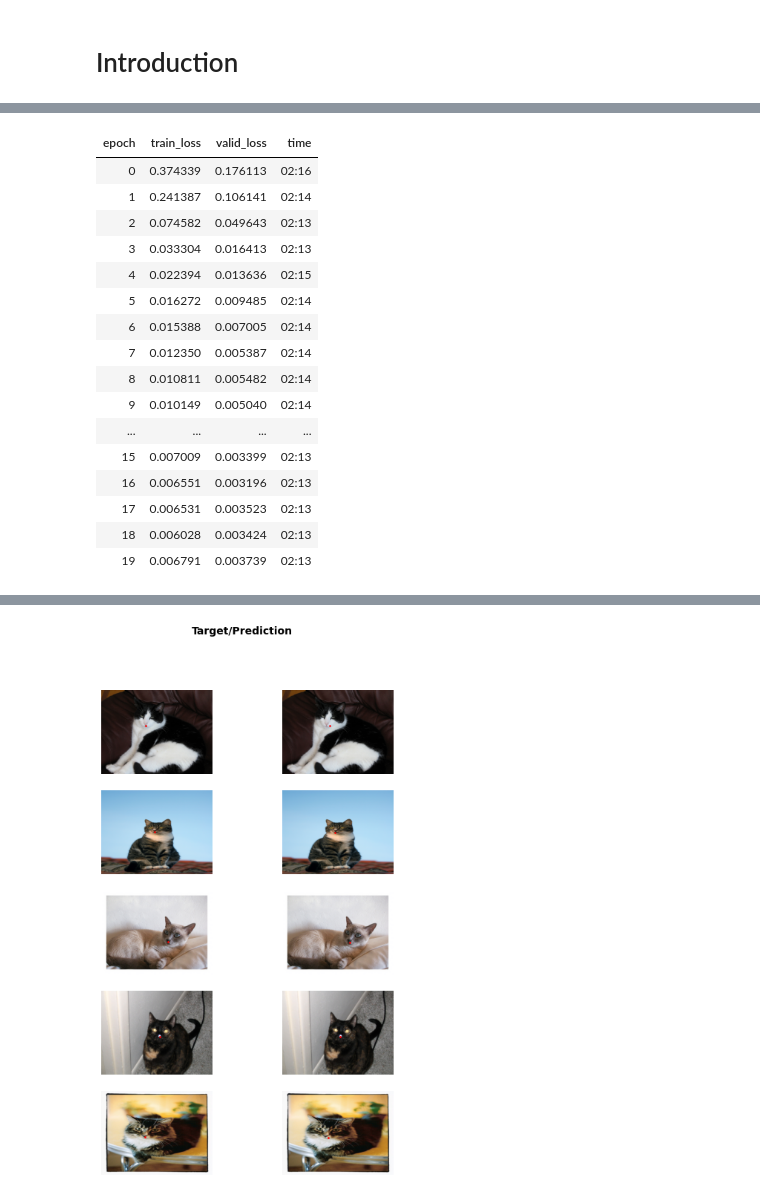
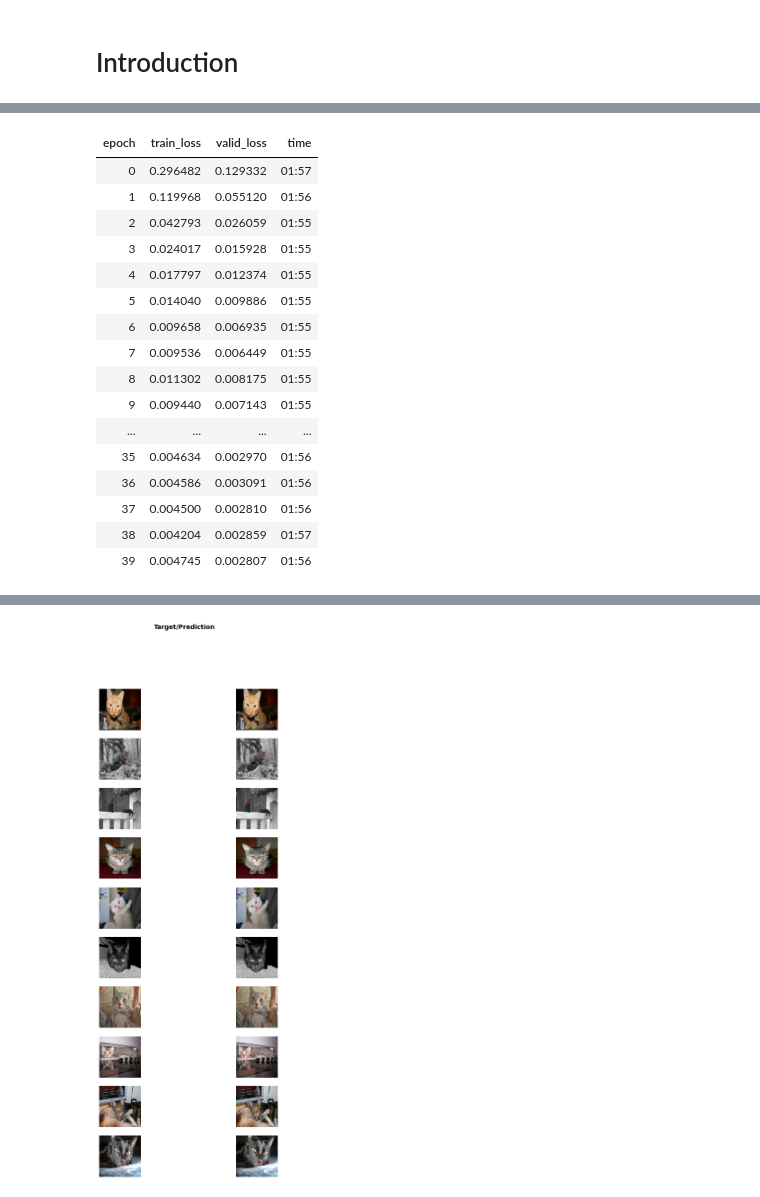
Before and after one commit to peiyiHung/mywebsite, a Jupyter notebook: _notebooks/2021-01-12-Find cat's mouth with fastai.ipynb, the cells around one changed output, grey strips where cells are left out. Cells and saved outputs as stored; diff of their text form; code cells hidden in the pictures.

```diff
--- a/_notebooks/2021-01-12-Find cat's mouth with fastai.ipynb
+++ b/_notebooks/2021-01-12-Find cat's mouth with fastai.ipynb
@@ -37,7 +30,9 @@ path = Path(".")
 folders = [f"CAT_0{i}" for i in range(7)]
 # %%
 def get_position(x):
-    return tensor(np.genfromtxt(Path(f"{str(x)}.cat")))[5:6]
+    loc_list = np.genfromtxt(Path(f"{str(x)}.cat"))
+    positions = [loc_list[[i, i+1]] for i in range(1, 7, 2)]
+    return tensor(positions)
 # %%
 def get_items(path):
     fnames = get_image_files(path, folders=folders)
@@ -48,7 +43,7 @@ cats = DataBlock(
     get_items=get_items,
     get_y=get_position,
     splitter=RandomSplitter(),
-    item_tfms=Resize(460, method="squish"),
-    batch_tfms=[*aug_transforms(size=(240,320)),
-                Normalize.from_stats(*imagenet_stats)]
+    item_tfms=Resize(300, method="squish"),
+    batch_tfms=Normalize.from_stats(*imagenet_stats)
 )
+dls = cats.dataloaders(path, bs=32)
@@ -71,25 +62,25 @@ SuggestedLRs(lr_min=0.00043651582673192023, lr_steep=2.75422871709452e-06)
 # %%
-learn.fit_one_cycle(20, lr_max=3e-3)
+learn.fit_one_cycle(40, lr_max=1e-2)
 # %% [output]
 | epoch | train_loss | valid_loss | time |
-| 0 | 0.374339 | 0.176113 | 02:16 |
-| 1 | 0.241387 | 0.106141 | 02:14 |
-| 2 | 0.074582 | 0.049643 | 02:13 |
-| 3 | 0.033304 | 0.016413 | 02:13 |
-| 4 | 0.022394 | 0.013636 | 02:15 |
-| 5 | 0.016272 | 0.009485 | 02:14 |
-| 6 | 0.015388 | 0.007005 | 02:14 |
-| 7 | 0.012350 | 0.005387 | 02:14 |
-| 8 | 0.010811 | 0.005482 | 02:14 |
-| 9 | 0.010149 | 0.005040 | 02:14 |
+| 0 | 0.296482 | 0.129332 | 01:57 |
+| 1 | 0.119968 | 0.055120 | 01:56 |
+| 2 | 0.042793 | 0.026059 | 01:55 |
+| 3 | 0.024017 | 0.015928 | 01:55 |
+| 4 | 0.017797 | 0.012374 | 01:55 |
+| 5 | 0.014040 | 0.009886 | 01:55 |
+| 6 | 0.009658 | 0.006935 | 01:55 |
+| 7 | 0.009536 | 0.006449 | 01:55 |
+| 8 | 0.011302 | 0.008175 | 01:55 |
+| 9 | 0.009440 | 0.007143 | 01:55 |
 | ... | ... | ... | ... |
-| 15 | 0.007009 | 0.003399 | 02:13 |
-| 16 | 0.006551 | 0.003196 | 02:13 |
-| 17 | 0.006531 | 0.003523 | 02:13 |
-| 18 | 0.006028 | 0.003424 | 02:13 |
-| 19 | 0.006791 | 0.003739 | 02:13 |
+| 35 | 0.004634 | 0.002970 | 01:56 |
+| 36 | 0.004586 | 0.003091 | 01:56 |
+| 37 | 0.004500 | 0.002810 | 01:56 |
+| 38 | 0.004204 | 0.002859 | 01:57 |
+| 39 | 0.004745 | 0.002807 | 01:56 |
 # %%
-learn.show_results(ds_idx=1, max_n=5, figsize=(8,12))
+learn.show_results(ds_idx=1, max_n=10, figsize=(10, 20))
 # %% [output]
 [interactive output not drawn]
-[figure, old version]
+[figure, new version]
```
Also changed, not shown: parts of 15 cells of this notebook.
